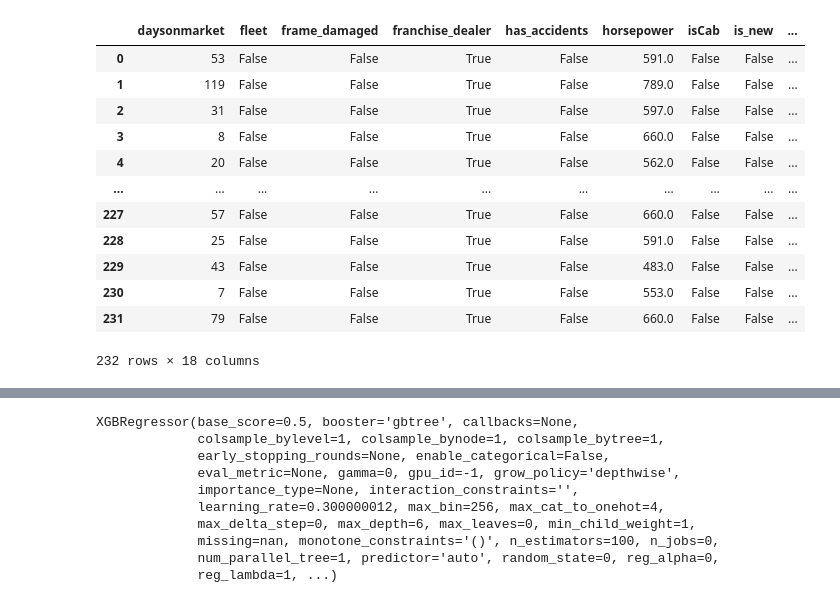
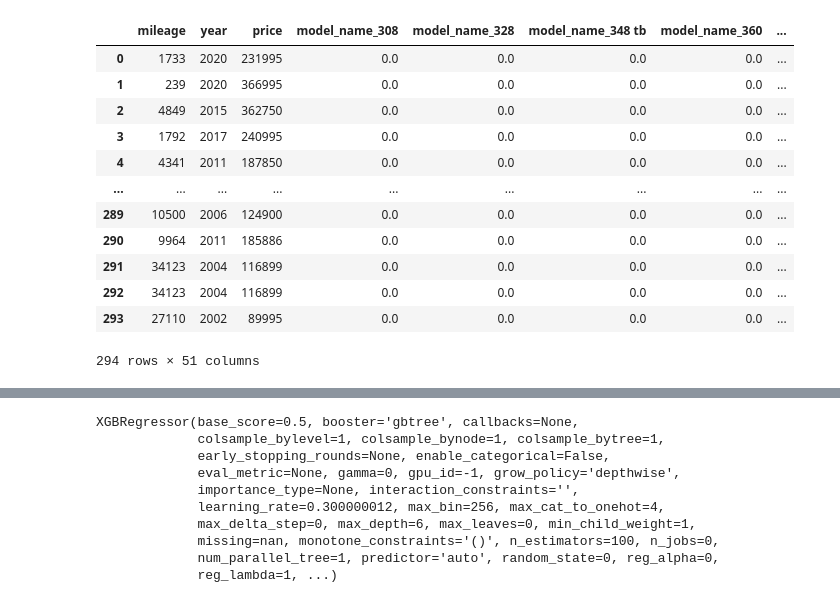
Before and after one commit to anuraggargLTI/project_3, a Jupyter notebook: ml_model/ml_model.ipynb, the cells around one changed output, grey strips where cells are left out. Drawn from its saved outputs; the diff is of its cells as text; code cells hidden in the pictures.

```diff
--- a/ml_model/ml_model.ipynb
+++ b/ml_model/ml_model.ipynb
@@ -11,7 +12,7 @@ from web3 import Web3
 import streamlit as st
 # %%
 cars_df = pd.read_csv(Path("used_cars_data.csv"), parse_dates=True, infer_datetime_format=True)
-cars_df = cars_df.drop(['description','dealer_zip','sp_name','torque','wheelbase','width','vin'],axis=1)
+cars_df = cars_df[['mileage','year','model_name','price']]
 # %%
 cars_df.isnull().sum()
 # %% [output]
@@ -34,5 +23 @@ year                    0
 dtype: int64
-# %%
-cars_df['horsepower'] = cars_df['horsepower'].fillna(cars_df['horsepower'].mean())
-enc = OneHotEncoder(sparse=False)
-list(cars_df.dtypes[cars_df.dtypes == "object"].index)
@@ -84,0 +24,3 @@ encoded_df.head()
+# %%
+categorical_variables = list(cars_df.dtypes[cars_df.dtypes == "object"].index)
+categorical_variables
@@ -84,0 +29,7 @@ encoded_df.head()
+# %%
+enc = OneHotEncoder(sparse=False, handle_unknown='ignore')
+encoded_data = enc.fit_transform(cars_df[categorical_variables])
+encoded_df = pd.DataFrame(encoded_data,columns = enc.get_feature_names(categorical_variables))
+
+column_names = list(enc.categories_)
+encoded_df
@@ -85,22 +50,21 @@ encoded_df.head()
 # %%
 numerical_variables_df = cars_df.drop(columns = categorical_variables)
 carscleaned_df = pd.concat([numerical_variables_df,encoded_df],axis=1)
 carscleaned_df
-numerical_variables_df
 # %% [output]
-|  | daysonmarket | fleet | frame_damaged | franchise_dealer | has_accidents | horsepower | isCab | is_new | ... |
-| 0 | 53 | False | False | True | False | 591.0 | False | False | ... |
-| 1 | 119 | False | False | True | False | 789.0 | False | False | ... |
-| 2 | 31 | False | False | True | False | 597.0 | False | False | ... |
-| 3 | 8 | False | False | True | False | 660.0 | False | False | ... |
-| 4 | 20 | False | False | True | False | 562.0 | False | False | ... |
-| ... | ... | ... | ... | ... | ... | ... | ... | ... | ... |
-| 227 | 57 | False | False | True | False | 660.0 | False | False | ... |
-| 228 | 25 | False | False | True | False | 591.0 | False | False | ... |
-| 229 | 43 | False | False | True | False | 483.0 | False | False | ... |
-| 230 | 7 | False | False | True | False | 553.0 | False | False | ... |
-| 231 | 79 | False | False | True | False | 660.0 | False | False | ... |
+|  | mileage | year | price | model_name_308 | model_name_328 | model_name_348 tb | model_name_360 | ... |
+| 0 | 1733 | 2020 | 231995 | 0.0 | 0.0 | 0.0 | 0.0 | ... |
+| 1 | 239 | 2020 | 366995 | 0.0 | 0.0 | 0.0 | 0.0 | ... |
+| 2 | 4849 | 2015 | 362750 | 0.0 | 0.0 | 0.0 | 0.0 | ... |
+| 3 | 1792 | 2017 | 240995 | 0.0 | 0.0 | 0.0 | 0.0 | ... |
+| 4 | 4341 | 2011 | 187850 | 0.0 | 0.0 | 0.0 | 0.0 | ... |
+| ... | ... | ... | ... | ... | ... | ... | ... | ... |
+| 289 | 10500 | 2006 | 124900 | 0.0 | 0.0 | 0.0 | 0.0 | ... |
+| 290 | 9964 | 2011 | 185886 | 0.0 | 0.0 | 0.0 | 0.0 | ... |
+| 291 | 34123 | 2004 | 116899 | 0.0 | 0.0 | 0.0 | 0.0 | ... |
+| 292 | 34123 | 2004 | 116899 | 0.0 | 0.0 | 0.0 | 0.0 | ... |
+| 293 | 27110 | 2002 | 89995 | 0.0 | 0.0 | 0.0 | 0.0 | ... |
-232 rows × 18 columns
+294 rows × 51 columns
 # %%
 model = XGBRegressor()
 X = carscleaned_df.drop(['price'],axis=1)
```
Also changed, not shown: parts of 23 cells of this notebook, 3 other files.
